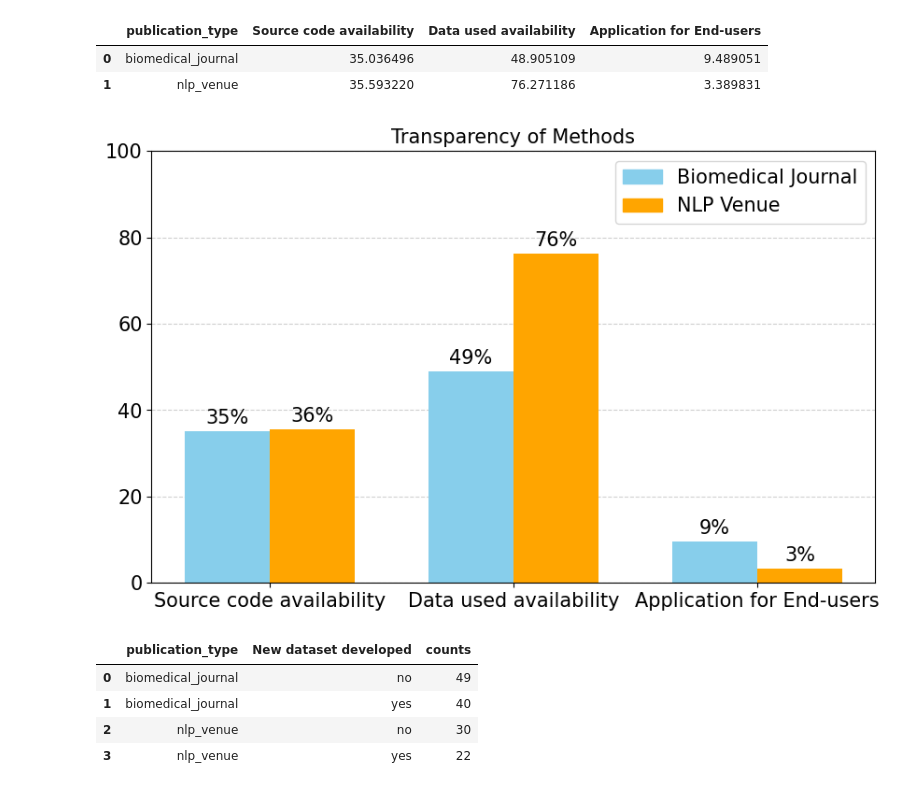
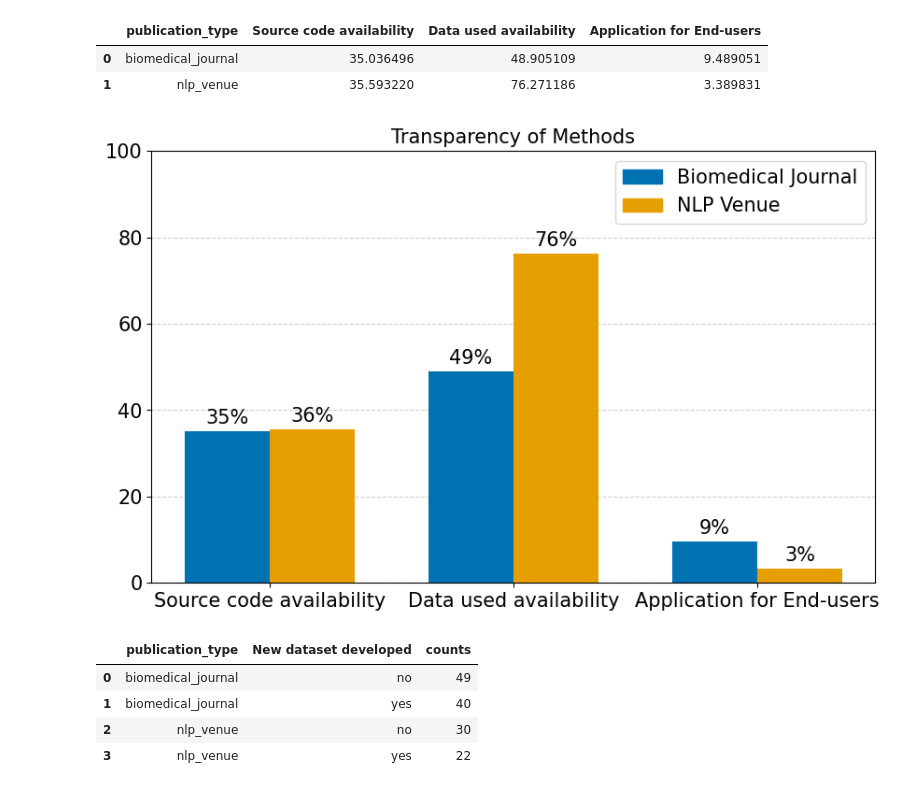
Before and after one commit to Ineichen-Group/LiteratureReview-LLM-Biomedicine, a Jupyter notebook: Literature Review.ipynb, the cells around one changed output. Saved outputs shown, nothing was run; the diff lists cells and outputs as text; code cells hidden in the pictures.

```diff
--- a/Literature Review.ipynb
+++ b/Literature Review.ipynb
@@ -256,14 +248,18 @@ label_threshold = 5
 # Create a larger figure and subplots
 fig, axes = plt.subplots(nrows=1, ncols=2, figsize=(20, 8))
 
+df['year'] = df['year'].replace(2024, 2023)
+
 # First plot
 # Group by year and publication type, then count the occurrences
 counts = df.groupby(['year', 'publication_type']).size().unstack(fill_value=0)
 
 # Plot the stacked bar chart on the first subplot
-bars = counts.plot(kind='bar', stacked=True, color=['skyblue', 'orange'], width=0.8, ax=axes[0], zorder=2)
+bars = counts.plot(kind='bar', stacked=True, color=["#0072B2", "#E69F00"], width=0.8, ax=axes[0], zorder=2)
 # Add horizontal grid lines for better readability in the second plot
 axes[0].grid(axis='y', linestyle='--', alpha=0.6, zorder=1)
+# Add identifier "A" to the upper left corner of the first plot
+axes[0].text(-0.1, 1.05, 'A', transform=axes[0].transAxes, fontsize=20, fontweight='bold', va='top', ha='right')
 
 # Add count values as annotations for the first plot
 # (This code is adjusted to work with subplots)
@@ -271,11 +267,11 @@ for i, year in enumerate(counts.index):
     for pub_type, count in zip(counts.columns, counts.loc[year]):
         if pub_type == "biomedical_journal":
             total_count = counts.sum(axis=1)[year]
-            print(total_count, year)
+            #print(total_count, year)
             if total_count == 1:
                 continue
             else:
-                axes[0].text(i, count/2, str(count), color='black' if count < counts.sum(axis=1).max() else 'black', ha='center', va='center', fontsize=15)
+                axes[0].text(i, count/2, str(count), color='white' if count < counts.sum(axis=1).max() else 'black', ha='center', va='center', fontsize=15)
         else:
             total_count = counts.sum(axis=1)[year]
             print(total_count, year)
@@ -319,16 +315,19 @@ top_10_categories = category_counts.groupby(['journal', 'publication_type'])['co
 top_10_categories = top_10_categories.sort_values(by='count', ascending=False).head(10)
 
 # Assign colors based on the publication type
-colors = ['skyblue' if pub_type == 'biomedical_journal' else 'orange' for pub_type in top_10_categories['publication_type']]
+colors = ["#0072B2" if pub_type == 'biomedical_journal' else "#E69F00" for pub_type in top_10_categories['publication_type']]
 colors = colors[::-1]  # Reverse the order of colors
 
 # Create a horizontal bar chart with different colors for the second subplot
 bar_plot = axes[1].barh(top_10_categories['journal'][::-1], top_10_categories['count'][::-1], color=colors, zorder=2)
 
+# Add identifier "B" to the upper left corner of the second plot
+axes[1].text(-0.1, 1.05, 'B', transform=axes[1].transAxes, fontsize=20, fontweight='bold', va='top', ha='right')
+
 # Customize the second plot
-axes[1].set_xlabel('Count', fontsize=15)
+axes[1].set_xlabel('Frequency', fontsize=15)
 #axes[1].set_ylabel('Venue/ Journal Name', fontsize=15)
-axes[1].set_title('Top 10 Number of Included Articles per Source', fontsize=16)
+axes[1].set_title('Top 10 Reviewed Article Sources', fontsize=16)
 axes[1].tick_params(axis='y', labelsize=15)  # Adjust labelsize as needed
 axes[1].tick_params(axis='x', labelsize=15)  # Adjust y-axis label size
 
@@ -341,7 +340,7 @@ for bar, count in zip(bar_plot, top_10_categories['count'][::-1]):
 axes[1].grid(axis='x', linestyle='--', alpha=0.6, zorder=1)
 
 # Create legend handles for each category and place it outside the plot for the second plot
-legend_handles = [Patch(color='skyblue', label='Biomedical Journal'), Patch(color='orange', label='NLP Venue')]
+legend_handles = [Patch(color="#0072B2", label='Biomedical Journal'), Patch(color="#E69F00", label='NLP Venue')]
 axes[1].legend(handles=legend_handles, fontsize=15, loc='lower right')
 
 plt.tight_layout()
@@ -2024,6 +2111,10 @@ nan_counts
 | nlp_venue | 21 | 28 | 11 | 0 |
 # %%
 # Get the count of unique values in the "Hardware type" column
+df_technical_setup['Hardware type'] = df_technical_setup['Hardware type'].str.replace('GPU, CPU','CPU, GPU')
+df_technical_setup['Hardware type'] = df_technical_setup['Hardware type'].str.replace(', ',' & ')
+
+
 hardware_type_counts = df_technical_setup['Hardware type'].value_counts()
 hardware_type_counts = hardware_type_counts.sort_values(ascending=True)
 
@@ -2364,37 +2468,37 @@ fig, ax = plt.subplots(figsize=(10, 6))  # Increased plot size
 
 # The x position for each bar
 bar_width = 0.35
 index = np.arange(len(result.columns) - 1)
 
-bar1 = ax.bar(index, result.iloc[0, 1:], bar_width, label="Biomedical Journal", color='skyblue',zorder=2)
-bar2 = ax.bar(index + bar_width, result.iloc[1, 1:], bar_width, label="NLP Venue", color='orange',zorder=2)
+bar1 = ax.bar(index, result.iloc[0, 1:], bar_width, label="Biomedical Journal", color="#0072B2",zorder=2)
+bar2 = ax.bar(index + bar_width, result.iloc[1, 1:], bar_width, label="NLP Venue", color="#E69F00",zorder=2)
 
 #ax.set_xlabel('Category', fontsize=15)
 #ax.set_ylabel('Percentage', fontsize=15)
 ax.set_title('Transparency of Methods', fontsize=15)
 ax.set_xticks(index + bar_width / 2)
 ax.set_xticklabels(result.columns[1:], fontsize=15)
 ax.tick_params(axis='y', labelsize=15)
 
 # Adding a dashed line in the background
 plt.grid(axis='y', linestyle='--', alpha=0.6, zorder=1)
 
 ax.set_ylim(0, 100)
 
 # Adding percentage labels on the bars
 add_labels(bar1)
 add_labels(bar2)
 
 # Create legend handles for each category
-legend_handles = [Patch(color='skyblue', label='Biomedical Journal'), Patch(color='orange', label='NLP Venue')]
+legend_handles = [Patch(color="#0072B2", label='Biomedical Journal'), Patch(color="#E69F00", label='NLP Venue')]
 
 # Add color legend
 plt.legend(handles=legend_handles, fontsize=15)
 plt.savefig('viz/rs_transparency_overview_2024.pdf')
 
 plt.show()
 # %% [output]
-[figure, old version]
+[figure, new version]
 # %%
 df_overview = df_transparency.groupby(['publication_type', 'New dataset developed']).size().reset_index(name='counts')
 df_overview
```
Also changed, not shown: parts of 20 cells of this notebook, 29 other files.
